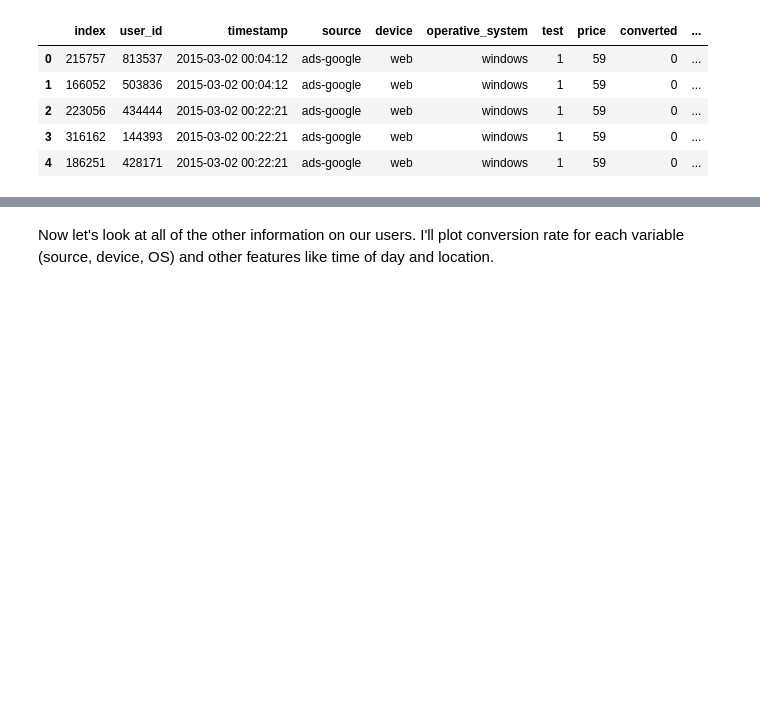
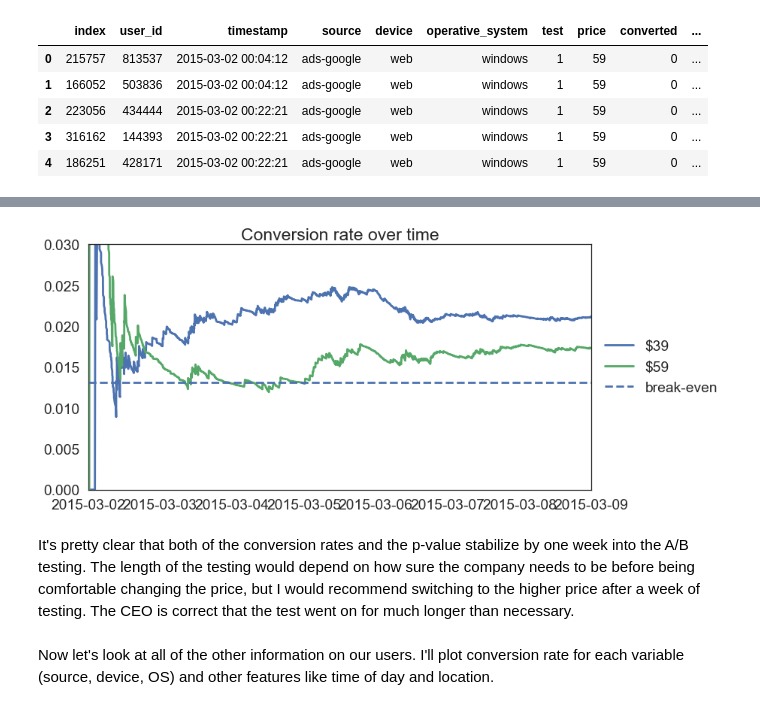
Before and after one commit to nwespe/CDPredictor, a Jupyter notebook: Data Challenges/DC2 Pricing AB Test/Pricing.ipynb, the cells around one changed output, grey strips where cells are left out. Cells and saved outputs as stored; diff of their text form; code cells hidden in the pictures; blank space fills up the shorter version.

```diff
--- a/Data Challenges/DC2 Pricing AB Test/Pricing.ipynb
+++ b/Data Challenges/DC2 Pricing AB Test/Pricing.ipynb
@@ -175,3 +223,22 @@ plt.show()
+# %%
+import datetime
+enddate = datetime.datetime(2015,3,9)
+startdate = datetime.datetime(2015,3,2)
+
+fig = plt.figure(figsize(12, 6))
+ax = plt.axes()
+ax.plot(ordered_results_39.timestamp, ordered_results_39.cum_rate, label='$39')
+ax.plot(ordered_results_59.timestamp, ordered_results_59.cum_rate, label='$59')
+plt.axhline(0.0131469661017, linestyle='--', label='break-even')
+ax.legend(loc='center left', bbox_to_anchor=(1, 0.5))
+ax.set_ylim(0, 0.03)
+ax.set_xlim(startdate, enddate)
+plt.title('Conversion rate over time')
+plt.show()
+# %% [output]
+[figure, added]
+# %% [markdown]
+It's pretty clear that both of the conversion rates and the p-value stabilize by one week into the A/B testing. The length of the testing would depend on how sure the company needs to be before being comfortable changing the price, but I would recommend switching to the higher price after a week of testing. The CEO is correct that the test went on for much longer than necessary.
 # %% [markdown]
 Now let's look at all of the other information on our users. I'll plot conversion rate for each variable (source, device, OS) and other features like time of day and location.
 # %%
```
Also changed, not shown: parts of 15 cells of this notebook.
